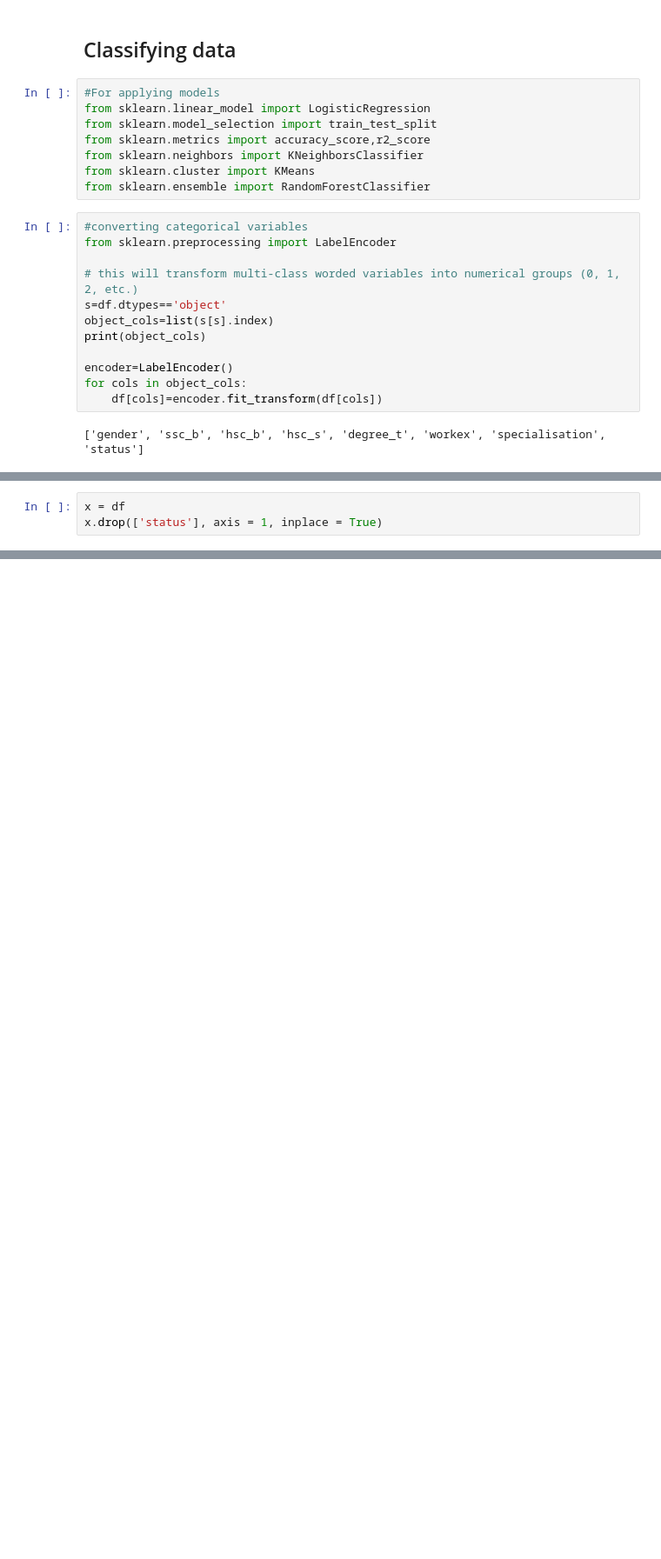
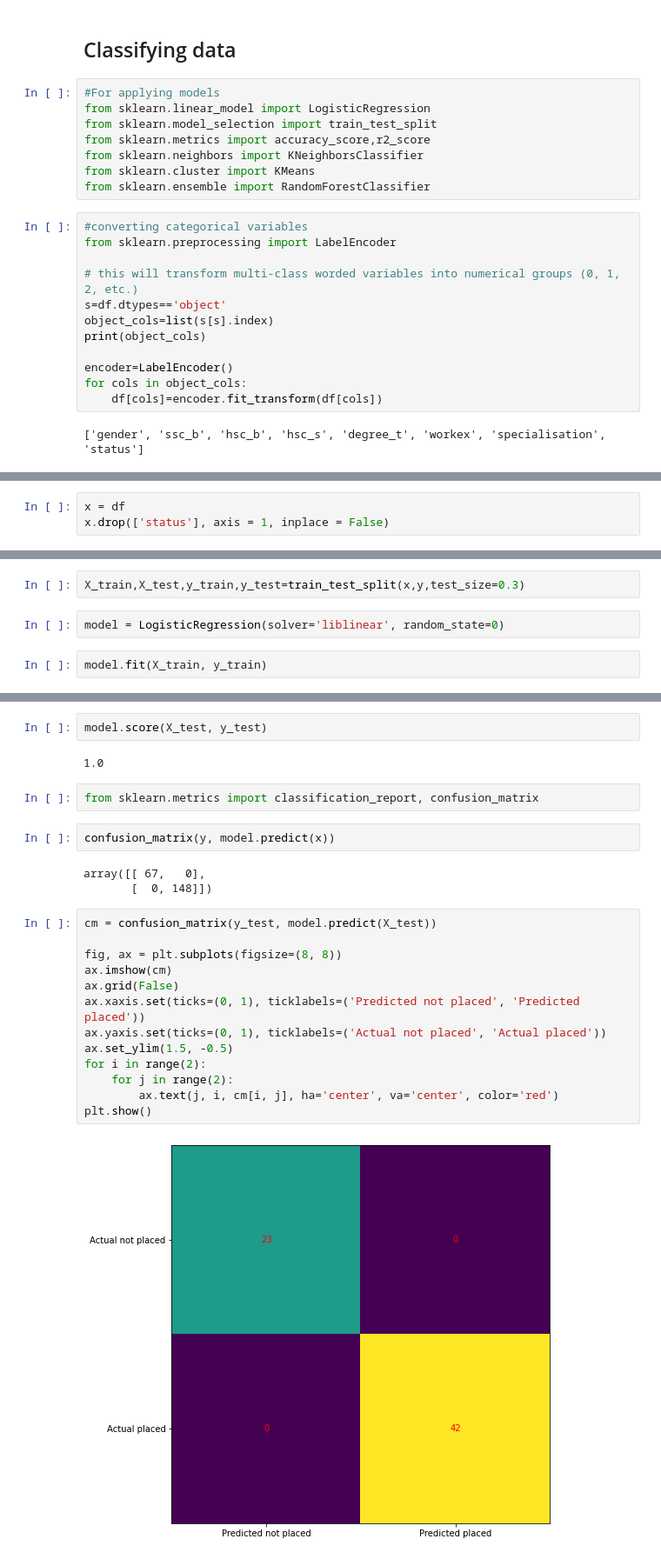
Before and after one commit to martanunesdea/machine_intelligence, a Jupyter notebook: Logistic Regression.ipynb, the cells around one changed output, grey strips where cells are left out. Shown at 87% size. Drawn from its saved outputs; the diff is of its cells as text; blank space fills up the shorter version.

Commit message:
updated with model fitting

```diff
--- a/Logistic Regression.ipynb
+++ b/Logistic Regression.ipynb
@@ -106,4 +108,4 @@ sl_no
 Name: status, dtype: int64
 # %%
 x = df
-x.drop(['status'], axis = 1, inplace = True)
+x.drop(['status'], axis = 1, inplace = False)
@@ -129,0 +127,6 @@ Name: status, dtype: int64
+# %%
+X_train,X_test,y_train,y_test=train_test_split(x,y,test_size=0.3)
+# %%
+model = LogisticRegression(solver='liblinear', random_state=0)
+# %%
+model.fit(X_train, y_train)
@@ -129,0 +141,26 @@ Name: status, dtype: int64
+# %%
+model.score(X_test, y_test)
+# %% [output]
+1.0
+# %%
+from sklearn.metrics import classification_report, confusion_matrix
+# %%
+confusion_matrix(y, model.predict(x))
+# %% [output]
+array([[ 67,   0],
+       [  0, 148]])
+# %%
+cm = confusion_matrix(y_test, model.predict(X_test))
+
+fig, ax = plt.subplots(figsize=(8, 8))
+ax.imshow(cm)
+ax.grid(False)
+ax.xaxis.set(ticks=(0, 1), ticklabels=('Predicted not placed', 'Predicted placed'))
+ax.yaxis.set(ticks=(0, 1), ticklabels=('Actual not placed', 'Actual placed'))
+ax.set_ylim(1.5, -0.5)
+for i in range(2):
+    for j in range(2):
+        ax.text(j, i, cm[i, j], ha='center', va='center', color='red')
+plt.show()
+# %% [output]
+[figure, added]
```
Also changed, not shown: parts of 7 cells of this notebook.
